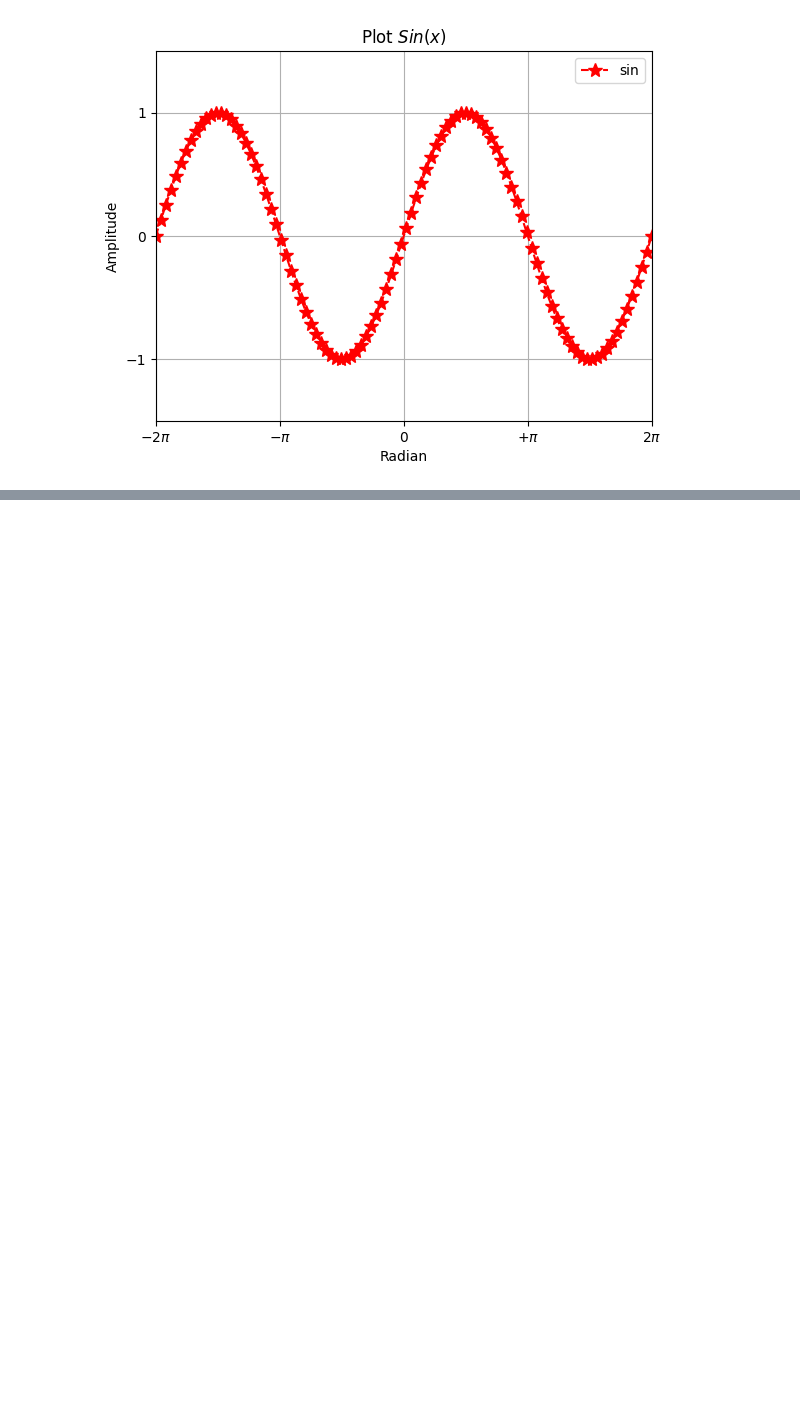
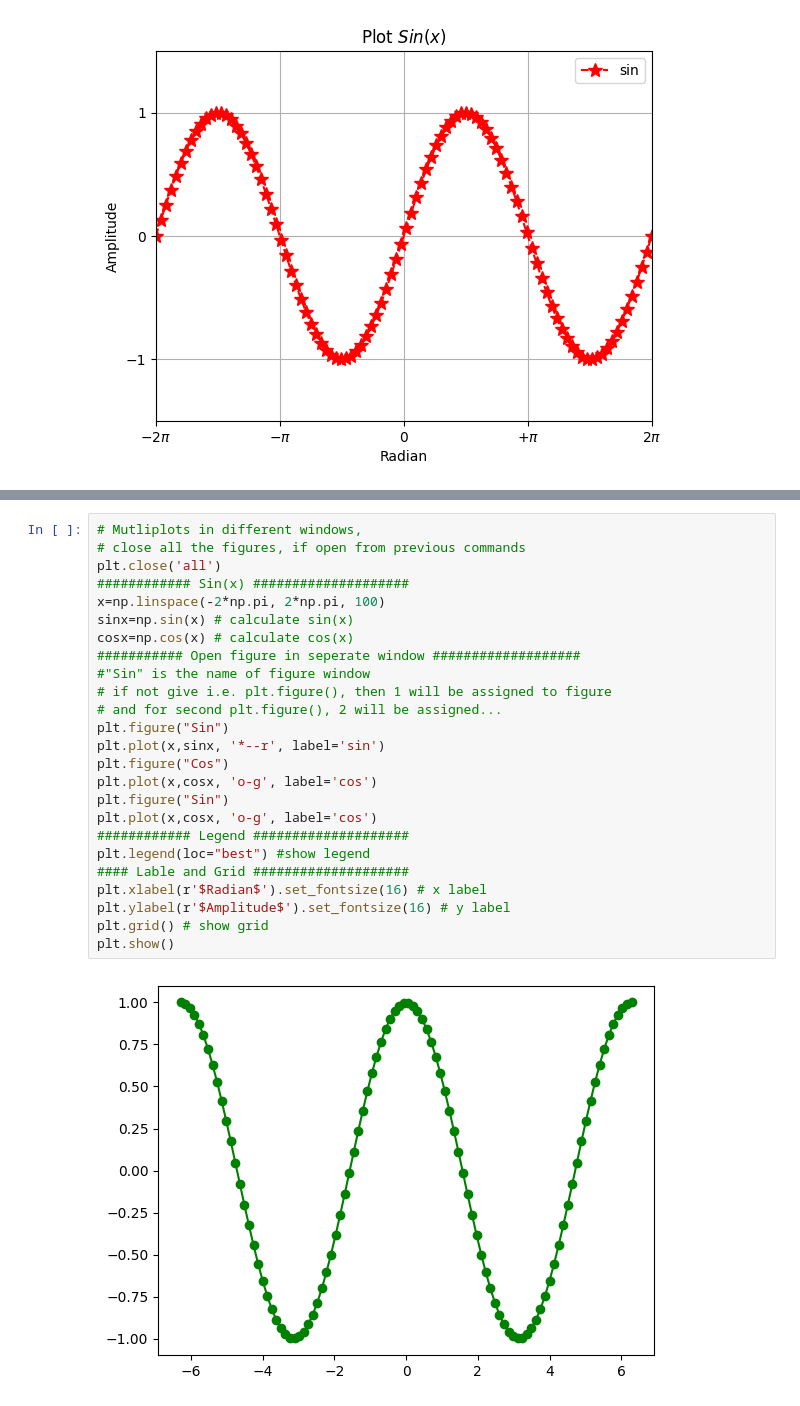
Before and after one commit to Agnes-Maiza/KCAGdsc, a Jupyter notebook: DataVizualization.ipynb, the cells around one changed output, grey strips where cells are left out. Drawn from its saved outputs; the diff is of its cells as text; blank space fills up the shorter version.

```diff
--- a/DataVizualization.ipynb
+++ b/DataVizualization.ipynb
@@ -117,0 +164,27 @@ plt.show()
+# %%
+# Mutliplots in different windows,
+# close all the figures, if open from previous commands
+plt.close('all')
+############ Sin(x) ####################
+x=np.linspace(-2*np.pi, 2*np.pi, 100)
+sinx=np.sin(x) # calculate sin(x)
+cosx=np.cos(x) # calculate cos(x)
+########### Open figure in seperate window ###################
+#"Sin" is the name of figure window
+# if not give i.e. plt.figure(), then 1 will be assigned to figure
+# and for second plt.figure(), 2 will be assigned...
+plt.figure("Sin")
+plt.plot(x,sinx, '*--r', label='sin')
+plt.figure("Cos")
+plt.plot(x,cosx, 'o-g', label='cos')
+plt.figure("Sin")
+plt.plot(x,cosx, 'o-g', label='cos')
+############ Legend ####################
+plt.legend(loc="best") #show legend
+#### Lable and Grid ####################
+plt.xlabel(r'$Radian$').set_fontsize(16) # x label
+plt.ylabel(r'$Amplitude$').set_fontsize(16) # y label
+plt.grid() # show grid
+plt.show()
+# %% [output]
+[figure, added]
```
Also changed, not shown: parts of 6 cells of this notebook.
